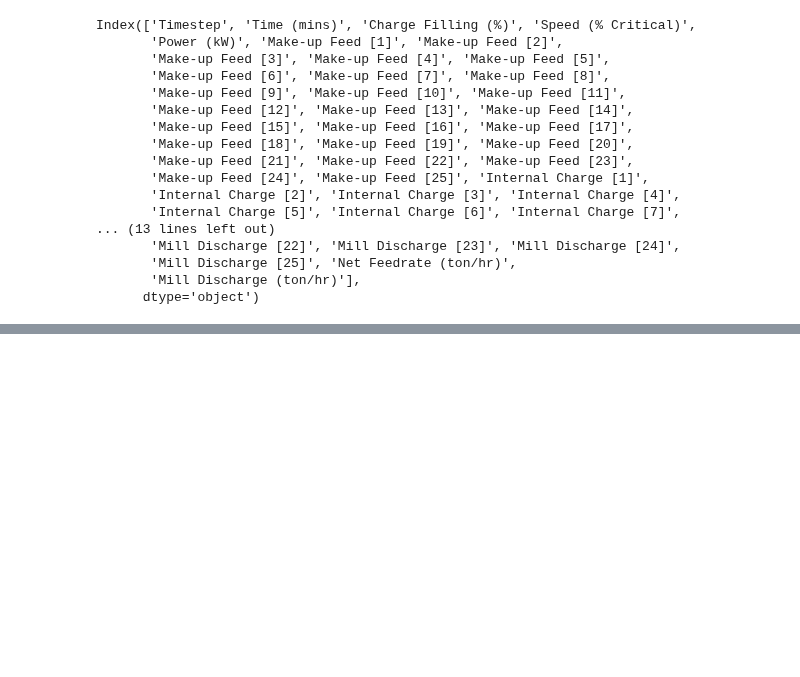
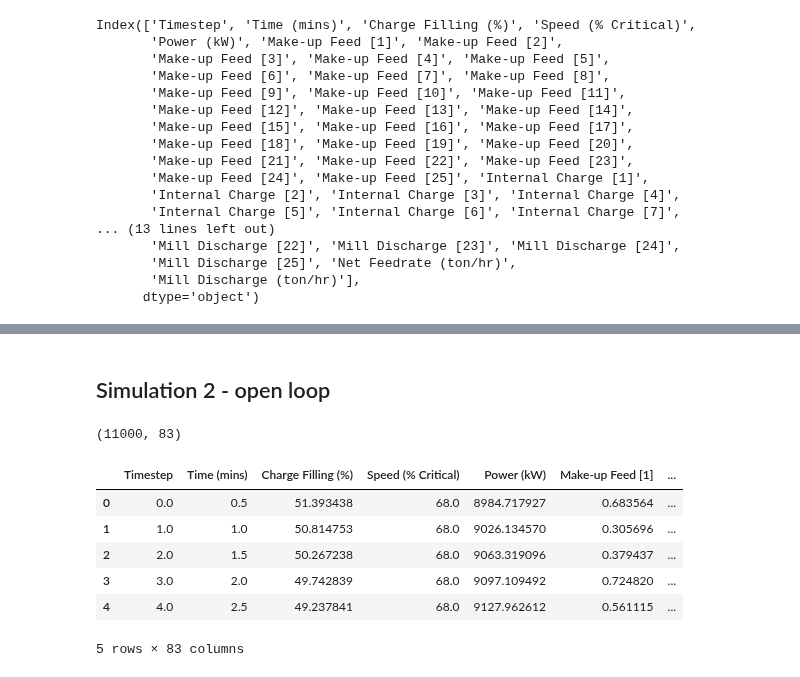
Before and after one commit to billtubbs/mech-575, a Jupyter notebook: code/python/Analyse-grinding-simulation-data.ipynb, the cells around one changed output, grey strips where cells are left out. Cells and saved outputs as stored; diff of their text form; code cells hidden in the pictures; blank space fills up the shorter version.

```diff
--- a/code/python/Analyse-grinding-simulation-data.ipynb
+++ b/code/python/Analyse-grinding-simulation-data.ipynb
@@ -119,0 +142,21 @@ assert x_data.shape == u_data.shape
+# %% [markdown]
+## Simulation 2 - open loop
+# %%
+# Read data from file
+data_filename = 'sim_clis_2020-04-13.csv'
+filepath = os.path.join(data_dir, data_filename)
+sim_data = pd.read_csv(filepath)
+nt = sim_data.shape[0]
+sim_data.shape
+# %% [output]
+(11000, 83)
+# %%
+sim_data.head()
+# %% [output]
+|  | Timestep | Time (mins) | Charge Filling (%) | Speed (% Critical) | Power (kW) | Make-up Feed [1] | ... |
+| 0 | 0.0 | 0.5 | 51.393438 | 68.0 | 8984.717927 | 0.683564 | ... |
+| 1 | 1.0 | 1.0 | 50.814753 | 68.0 | 9026.134570 | 0.305696 | ... |
+| 2 | 2.0 | 1.5 | 50.267238 | 68.0 | 9063.319096 | 0.379437 | ... |
+| 3 | 3.0 | 2.0 | 49.742839 | 68.0 | 9097.109492 | 0.724820 | ... |
+| 4 | 4.0 | 2.5 | 49.237841 | 68.0 | 9127.962612 | 0.561115 | ... |
+5 rows × 83 columns
```
Also changed, not shown: parts of 10 cells of this notebook, 1 other file.
